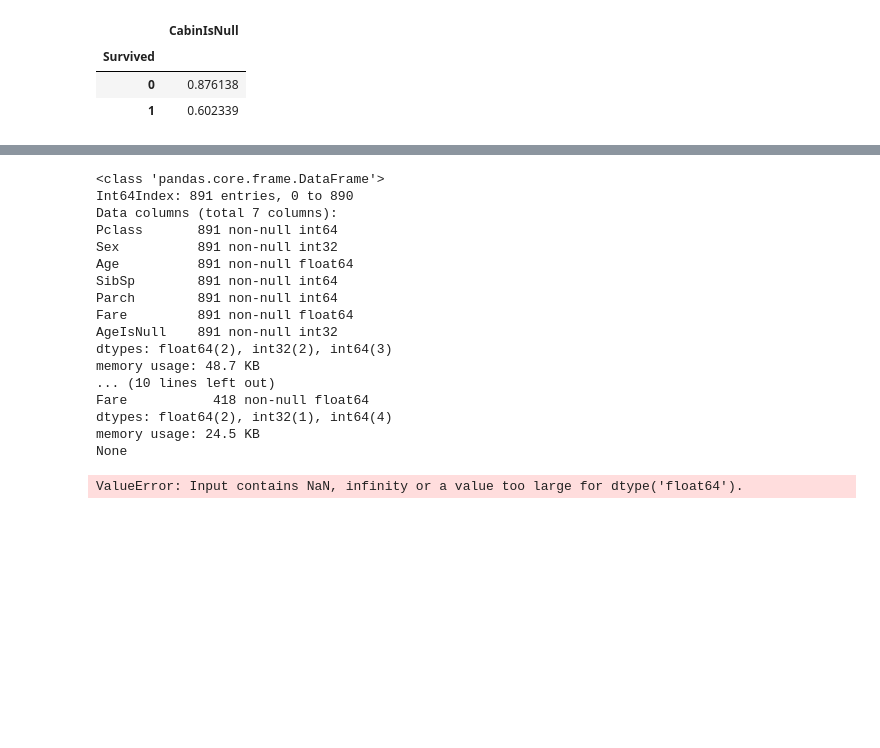
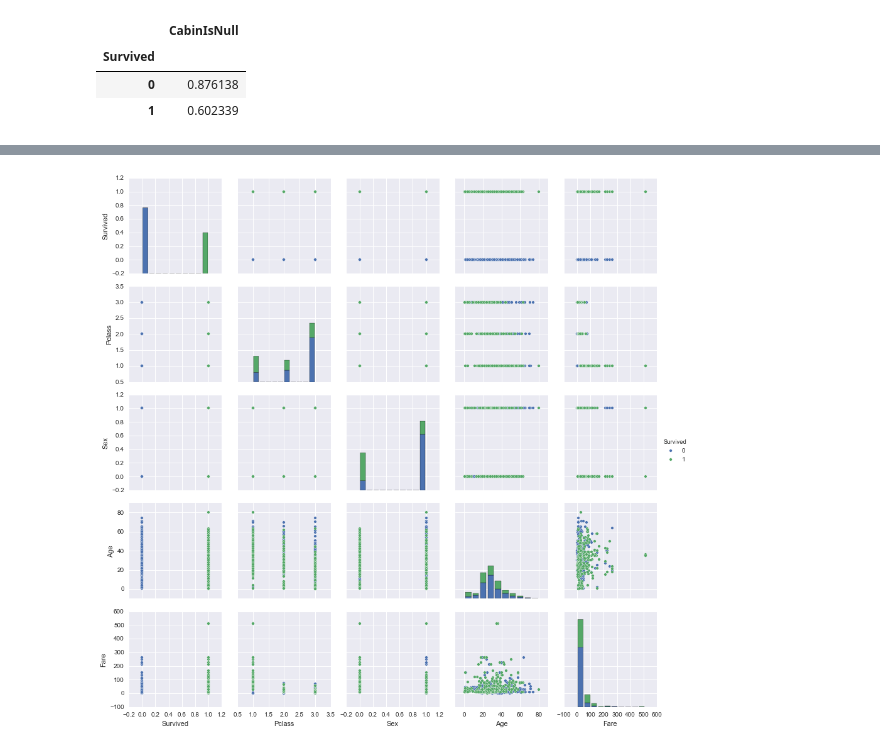
Before and after one commit to sadeus/learn_machine_learning, a Jupyter notebook: titanic/Kaggle_Titanic_SSchiavinato.ipynb, the cells around one changed output, grey strips where cells are left out. Saved outputs shown, nothing was run; the diff lists cells and outputs as text; code cells hidden in the pictures; blank space fills up the shorter version.

```diff
--- a/titanic/Kaggle_Titanic_SSchiavinato.ipynb
+++ b/titanic/Kaggle_Titanic_SSchiavinato.ipynb
@@ -100,43 +80,15 @@ sns.factorplot(x="SibSp", y="Survived", col="Sex", data=family, kind="bar")
 # %%
 # This is the actual modeling
 # In this case the classifier used is a Random Forest,
-# which tries to capture the relations of the data non parametric ways
+# which tries to capture the relations of the data non in parametric ways
 # with a number of decision forests (a number that can be changed)
 
-# First of all, we drop the features with object type, in this case these features are strings
-dropFeatures = train.dtypes[train.dtypes.map(lambda x: x=='object')].index.tolist()
+# Features to be droped
+dropFeatures = ["Ticket", "Name", "SibSp", "Parch", "Embarked", "Cabin"]
 
-# In the train set we create a CabinIsNull to get some insight of the data.
-# We don't want that feature as an input
-train = train.drop(dropFeatures, axis=1)
-test = test.drop(dropFeatures, axis=1)
-
-
-X = train[train.columns[2:]]
-print(X.info())
-print(test.info())
-Xtest = test
+X = train.drop(dropFeatures, axis=1).iloc[:,2:]
+sns.pairplot(train.drop(dropFeatures, axis=1).iloc[:,1:],hue="Survived")
+Xtest = test.drop(dropFeatures, axis=1).iloc[:,1:]
 y = train["Survived"]
-model = RandomForestClassifier()
-model.fit(X, y)
-model.score(X, y)
-Ypred = model.predict(Xtest)
 # %% [output]
-<class 'pandas.core.frame.DataFrame'>
-Int64Index: 891 entries, 0 to 890
-Data columns (total 7 columns):
-Pclass       891 non-null int64
-Sex          891 non-null int32
-Age          891 non-null float64
-SibSp        891 non-null int64
-Parch        891 non-null int64
-Fare         891 non-null float64
-AgeIsNull    891 non-null int32
-dtypes: float64(2), int32(2), int64(3)
-memory usage: 48.7 KB
-... (10 lines left out)
-Fare           418 non-null float64
-dtypes: float64(2), int32(1), int64(4)
-memory usage: 24.5 KB
-None
-ValueError: Input contains NaN, infinity or a value too large for dtype('float64').
+[figure, added]
```
Also changed, not shown: parts of 13 cells of this notebook, 1 other file.
